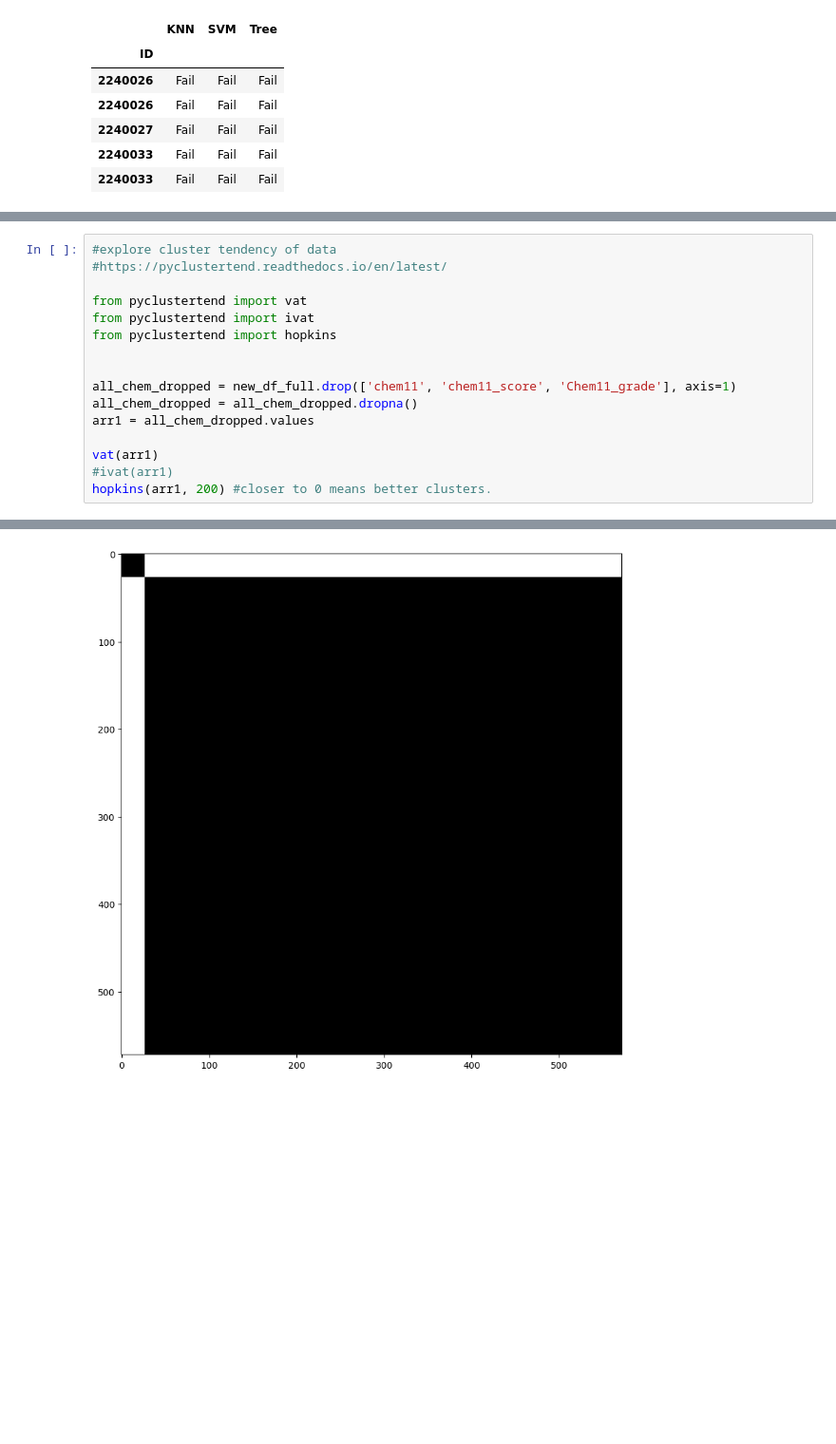
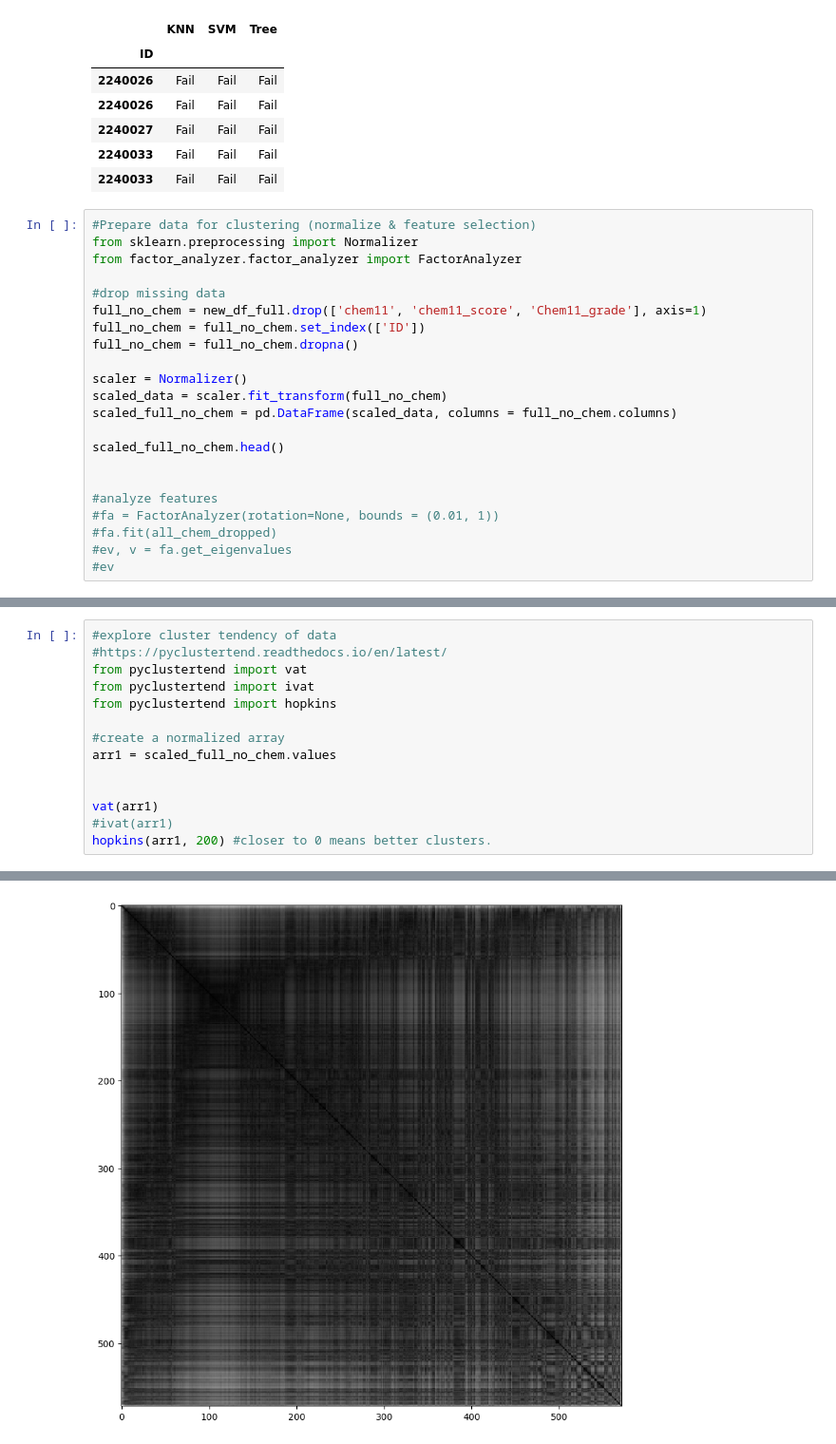
Before and after one commit to michaelzwartz/Science-Elective-Enrollment, a Jupyter notebook: Analysis.ipynb, the cells around one changed output, grey strips where cells are left out. Shown at 95% size. Drawn from its saved outputs; the diff is of its cells as text; blank space fills up the shorter version.

```diff
--- a/Analysis.ipynb
+++ b/Analysis.ipynb
@@ -413,3 +416,25 @@ df_no_chem[['KNN', 'SVM', 'Tree']].head()
 | 2240027 | Fail | Fail | Fail |
 | 2240033 | Fail | Fail | Fail |
 | 2240033 | Fail | Fail | Fail |
+# %%
+#Prepare data for clustering (normalize & feature selection)
+from sklearn.preprocessing import Normalizer
+from factor_analyzer.factor_analyzer import FactorAnalyzer
+
+#drop missing data
+full_no_chem = new_df_full.drop(['chem11', 'chem11_score', 'Chem11_grade'], axis=1)
+full_no_chem = full_no_chem.set_index(['ID'])
+full_no_chem = full_no_chem.dropna()
+
+scaler = Normalizer()
+scaled_data = scaler.fit_transform(full_no_chem)
+scaled_full_no_chem = pd.DataFrame(scaled_data, columns = full_no_chem.columns)
+
+scaled_full_no_chem.head()
+
+
+#analyze features
+#fa = FactorAnalyzer(rotation=None, bounds = (0.01, 1))
+#fa.fit(all_chem_dropped)
+#ev, v = fa.get_eigenvalues
+#ev
@@ -416,15 +449,13 @@ df_no_chem[['KNN', 'SVM', 'Tree']].head()
 # %%
 #explore cluster tendency of data
 #https://pyclustertend.readthedocs.io/en/latest/
-
 from pyclustertend import vat
 from pyclustertend import ivat
 from pyclustertend import hopkins
 
+#create a normalized array
+arr1 = scaled_full_no_chem.values
 
-all_chem_dropped = new_df_full.drop(['chem11', 'chem11_score', 'Chem11_grade'], axis=1)
-all_chem_dropped = all_chem_dropped.dropna()
-arr1 = all_chem_dropped.values
 
 vat(arr1)
 #ivat(arr1)
@@ -434,4 +465,4 @@ hopkins(arr1, 200) #closer to 0 means better clusters.
-[figure, old version]
+[figure, new version]
 # %%
 #Fuzzy c-means clustering
 from fcmeans import FCM
```
Also changed, not shown: parts of 4 cells of this notebook.
